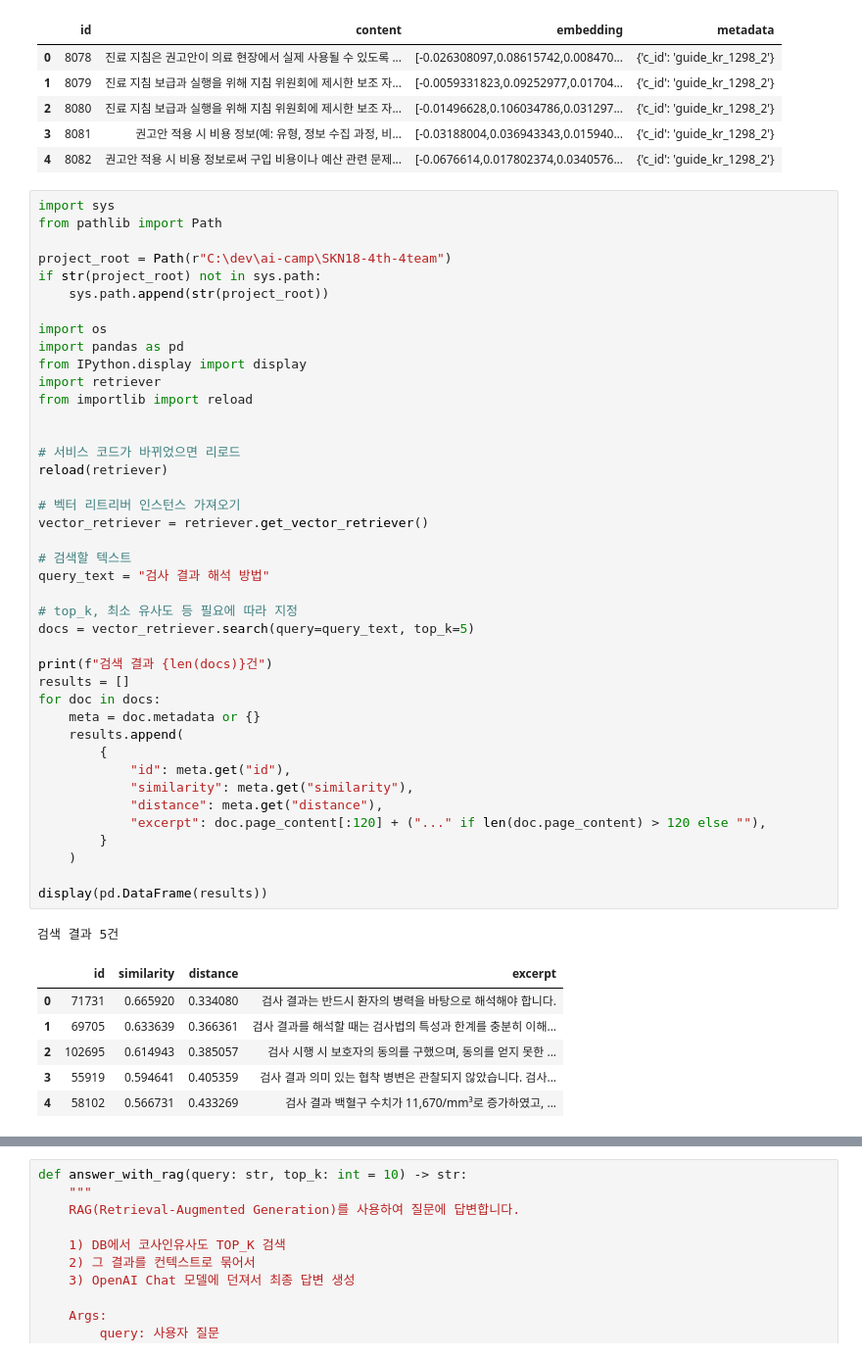
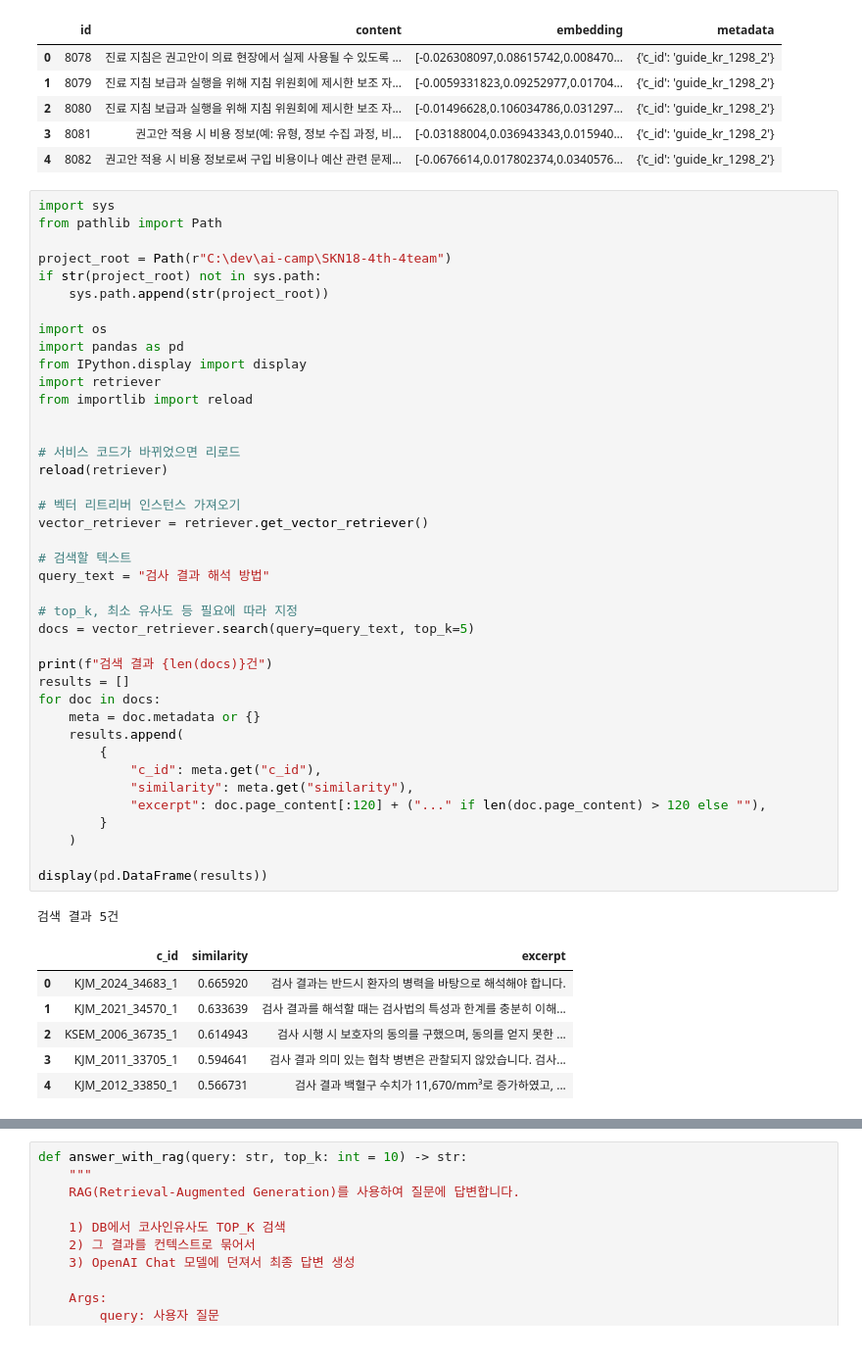
Before and after one commit to SKNETWORKS-FAMILY-AICAMP/SKN18-4th-4team, a Jupyter notebook: rag/services/test.ipynb, the cells around one changed output, grey strips where cells are left out. Shown: that part at 98% size. Cells and saved outputs as stored; diff of their text form.

```diff
--- a/rag/services/test.ipynb
+++ b/rag/services/test.ipynb
@@ -49,41 +49,40 @@ from IPython.display import display
 import retriever
 from importlib import reload
 
 
 # 서비스 코드가 바뀌었으면 리로드
 reload(retriever)
 
 # 벡터 리트리버 인스턴스 가져오기
 vector_retriever = retriever.get_vector_retriever()
 
 # 검색할 텍스트
 query_text = "검사 결과 해석 방법"
 
 # top_k, 최소 유사도 등 필요에 따라 지정
 docs = vector_retriever.search(query=query_text, top_k=5)
 
 print(f"검색 결과 {len(docs)}건")
 results = []
 for doc in docs:
     meta = doc.metadata or {}
     results.append(
         {
-            "id": meta.get("id"),
+            "c_id": meta.get("c_id"),
             "similarity": meta.get("similarity"),
-            "distance": meta.get("distance"),
             "excerpt": doc.page_content[:120] + ("..." if len(doc.page_content) > 120 else ""),
         }
     )
 
 display(pd.DataFrame(results))
 # %% [output]
 검색 결과 5건
-|  | id | similarity | distance | excerpt |
-| 0 | 71731 | 0.665920 | 0.334080 | 검사 결과는 반드시 환자의 병력을 바탕으로 해석해야 합니다. |
-| 1 | 69705 | 0.633639 | 0.366361 | 검사 결과를 해석할 때는 검사법의 특성과 한계를 충분히 이해... |
-| 2 | 102695 | 0.614943 | 0.385057 | 검사 시행 시 보호자의 동의를 구했으며, 동의를 얻지 못한 ... |
-| 3 | 55919 | 0.594641 | 0.405359 | 검사 결과 의미 있는 협착 병변은 관찰되지 않았습니다. 검사... |
-| 4 | 58102 | 0.566731 | 0.433269 | 검사 결과 백혈구 수치가 11,670/mm³로 증가하였고, ... |
+|  | c_id | similarity | excerpt |
+| 0 | KJM_2024_34683_1 | 0.665920 | 검사 결과는 반드시 환자의 병력을 바탕으로 해석해야 합니다. |
+| 1 | KJM_2021_34570_1 | 0.633639 | 검사 결과를 해석할 때는 검사법의 특성과 한계를 충분히 이해... |
+| 2 | KSEM_2006_36735_1 | 0.614943 | 검사 시행 시 보호자의 동의를 구했으며, 동의를 얻지 못한 ... |
+| 3 | KJM_2011_33705_1 | 0.594641 | 검사 결과 의미 있는 협착 병변은 관찰되지 않았습니다. 검사... |
+| 4 | KJM_2012_33850_1 | 0.566731 | 검사 결과 백혈구 수치가 11,670/mm³로 증가하였고, ... |
 # %%
 def build_context_from_results(docs):
     """
```
Also changed, not shown: parts of 6 cells of this notebook, 1 other file.
